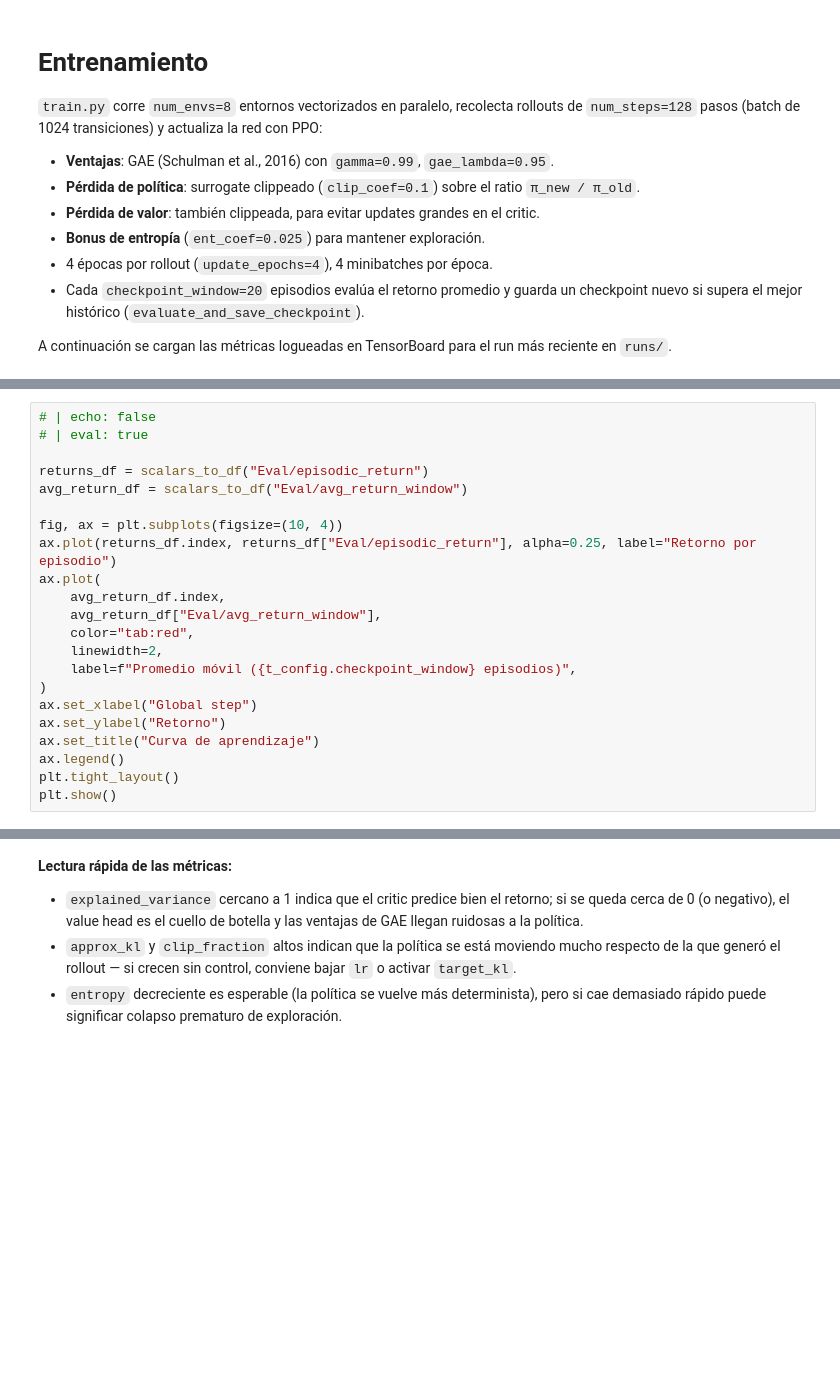
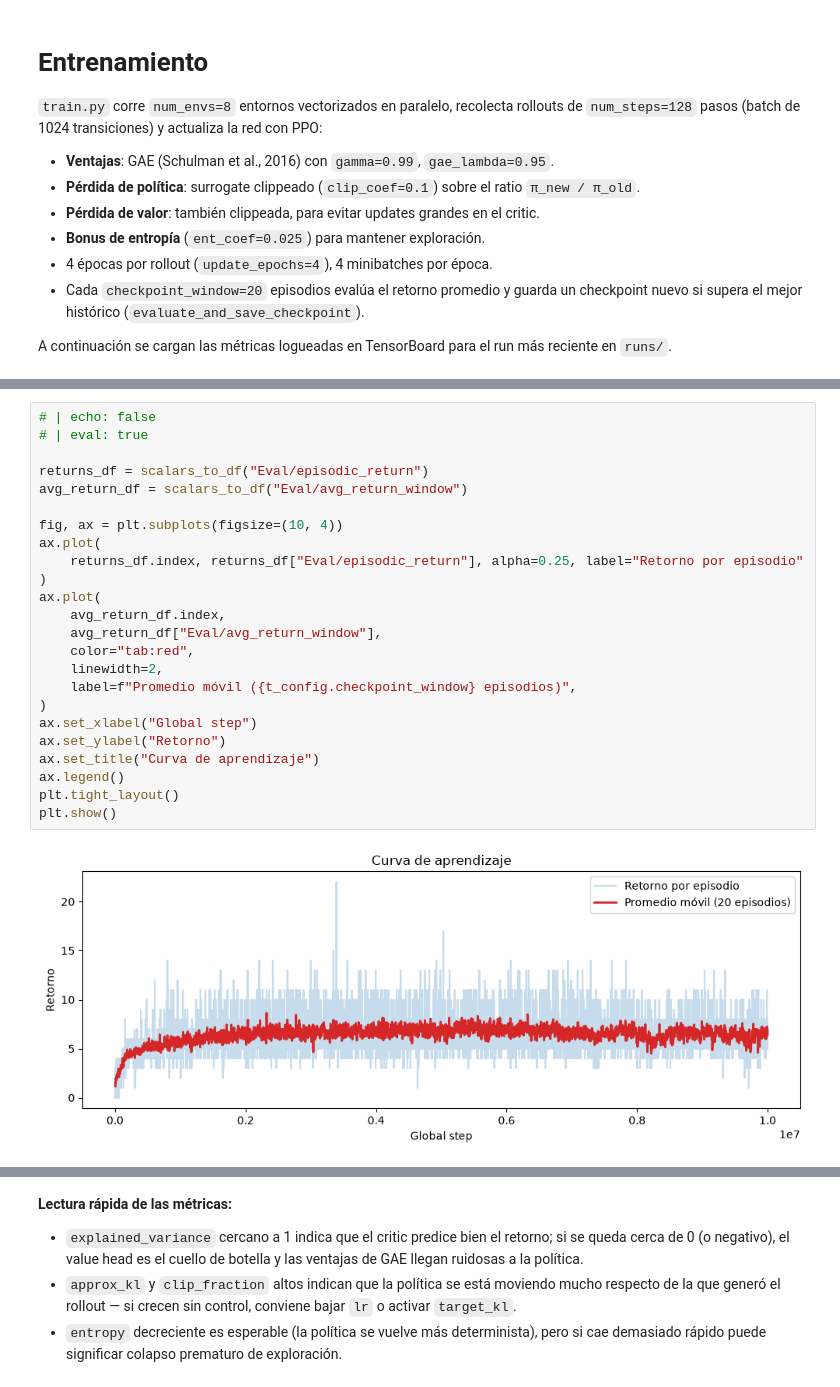
Before and after one commit to stgov/Frogger, a Jupyter notebook: main.ipynb, the cells around one changed output, grey strips where cells are left out. Drawn from its saved outputs; the diff is of its cells as text; blank space fills up the shorter version.

```diff
--- a/main.ipynb
+++ b/main.ipynb
@@ -120,25 +133,29 @@ print(available_tags)
 # %%
 # | echo: false
 # | eval: true
 
 returns_df = scalars_to_df("Eval/episodic_return")
 avg_return_df = scalars_to_df("Eval/avg_return_window")
 
 fig, ax = plt.subplots(figsize=(10, 4))
-ax.plot(returns_df.index, returns_df["Eval/episodic_return"], alpha=0.25, label="Retorno por episodio")
+ax.plot(
+    returns_df.index, returns_df["Eval/episodic_return"], alpha=0.25, label="Retorno por episodio"
+)
 ax.plot(
     avg_return_df.index,
     avg_return_df["Eval/avg_return_window"],
     color="tab:red",
     linewidth=2,
     label=f"Promedio móvil ({t_config.checkpoint_window} episodios)",
 )
 ax.set_xlabel("Global step")
 ax.set_ylabel("Retorno")
 ax.set_title("Curva de aprendizaje")
 ax.legend()
 plt.tight_layout()
 plt.show()
+# %% [output]
+[figure, added]
 # %%
 # | echo: false
 # | eval: true
```
Also changed, not shown: parts of 12 cells of this notebook, 8 other files.
